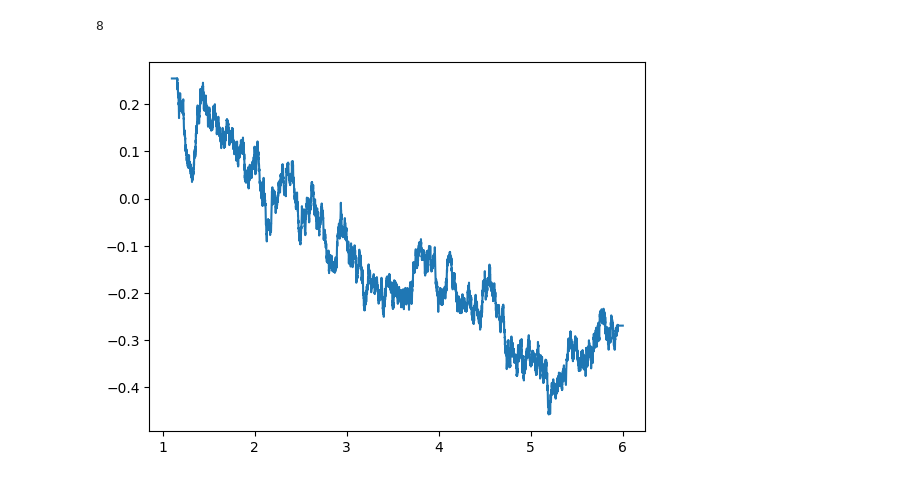
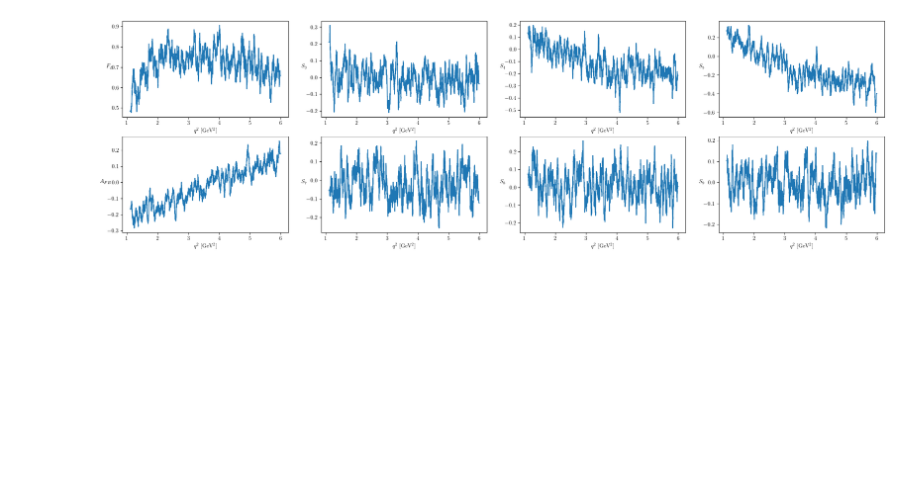
Before and after one commit to mesmith75/unbinned_kstmumu, a Jupyter notebook: calculate_unbinned_moments.ipynb, the cells around one changed output. Saved outputs shown, nothing was run; the diff lists cells and outputs as text; code cells hidden in the pictures; blank space fills up the shorter version.

```diff
--- a/calculate_unbinned_moments.ipynb
+++ b/calculate_unbinned_moments.ipynb
@@ -25,6 +17,11 @@ print(len(infile['moment_S5']))
 # %%
-plt.figure()
-mom_bins5 = plt.hist(infile['q2'], weights = infile['moment_5'], bins = 15)
-plt.figure()
-mom_bins4 = plt.hist(infile['q2'], weights = infile['moment_4'], bins = 15)
+mom_bins = {}
+fig, ax = plt.subplots(nrows=2, ncols=4, figsize = (25,7))
+_i = 0
+for _row in ax:
+    for _col in _row:
+        mom_bins[obsList[_i]] = _col.hist(infile['q2'], weights = infile['moment_%s' % obsList[_i]], bins = 15)
+        _col.set_xlabel("$q^{2}$ [GeV$^{2}$]")
+        _col.set_ylabel(obs_to_label[obsList[_i]], rotation=0)
+        _i += 1
 # %% [output]
@@ -45,4 +36,10 @@ array([1.10003573, 1.42669864, 1.75336154, 2.08002445, 2.40668736,
 # %%
-plt.figure()
-plt.plot(mom_bins5[1][0:15]+0.2, (5/2) * mom_bins5[0]/r_bins[0], '.')
+fig, ax = plt.subplots(nrows=2, ncols=4, figsize = (25,7))
+_i = 0
+for _row in ax:
+    for _col in _row:
+        _col.plot(r_bins[1][0:15]+0.2, (5/2) * mom_bins[obsList[_i]][0]/r_bins[0], '.')
+        _col.set_xlabel("$q^{2}$ [GeV$^{2}$]")
+        _col.set_ylabel(obs_to_label[obsList[_i]], rotation=0)
+        _i += 1
 # %% [output]
@@ -59,7 +55,7 @@ from scipy.interpolate import interp1d
 #kernel = DotProduct() + WhiteKernel()
 kernel = 1 * RBF(length_scale=1.0, length_scale_bounds=(1e-2, 1e2))
 # %%
-knn = neighbors.KNeighborsRegressor(500, weights="uniform")
+knn = neighbors.KNeighborsRegressor(400, weights="uniform")
 #gpr = GaussianProcessRegressor(kernel=kernel,
 #         random_state=0).fit(np.array(infile['q2'][:1000]).reshape(1000,1), infile['moment_5'][:1000])
 # %%
@@ -69,15 +65,19 @@ unbins = {}
 for _s in range(200):
     unbins[_s] = {}
     tsample = infile.sample(20000)
-    for _obs in ['FL', 'S3', 'S4', 'S5', 'AFB', 'S7', 'S8', 'S9']:
+    for _obs in obsList:
         unbins[_s][_obs] = knn.fit(np.array(tsample['q2']).reshape(20000,1), tsample['moment_%s' % _obs][:20000]).predict(T)
 # %%
-plt.figure()
-plt.plot(T, unbins[0]['S5'])
-print(len(unbins[0]))
+fig, ax = plt.subplots(nrows=2, ncols=4, figsize = (25,7))
+_i = 0
+for _row in ax:
+    for _col in _row:
+        _col.plot(T, unbins[0][obsList[_i]])
+        _col.set_xlabel("$q^{2}$ [GeV$^{2}$]")
+        _col.set_ylabel(obs_to_label[obsList[_i]], rotation=0)
+        _i += 1
 # %% [output]
-8
-[figure, old version]
+[figure, new version]
 # %%
 plt.plot(T, gaussian_filter1d(unbins[80]['S5'], sigma=200), color='b')
 # %% [output]
```
Also changed, not shown: parts of 31 cells of this notebook.
